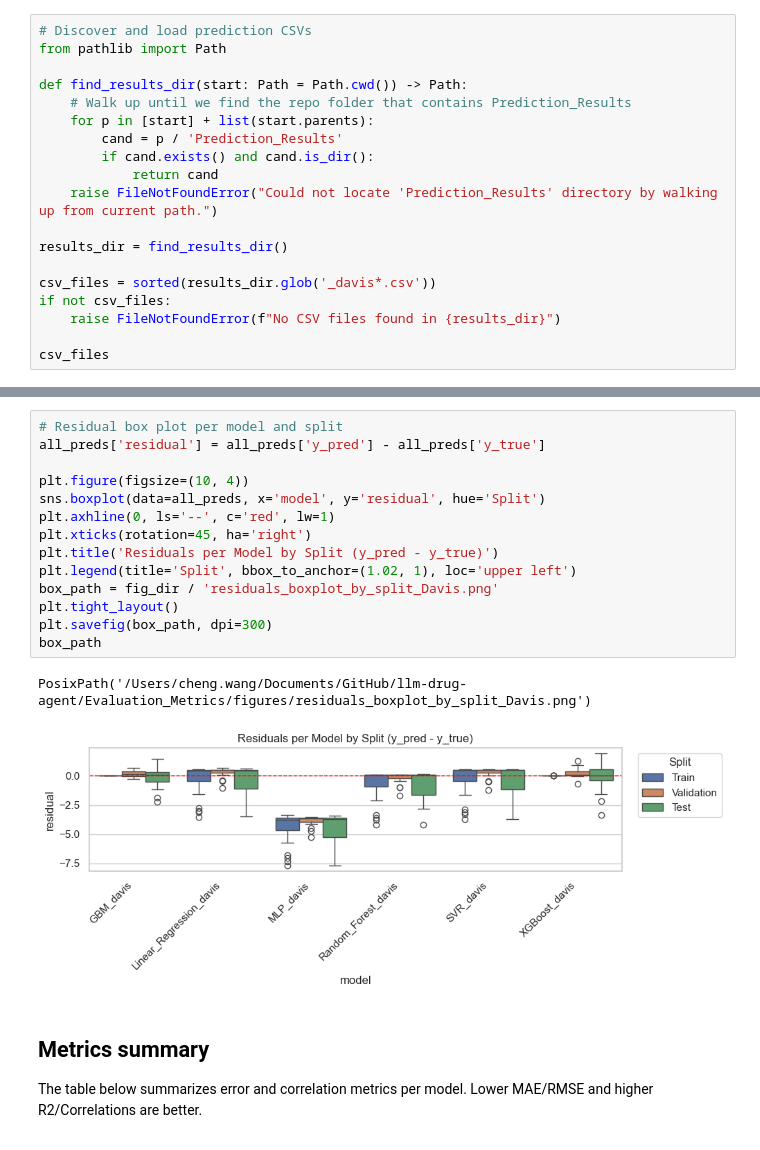
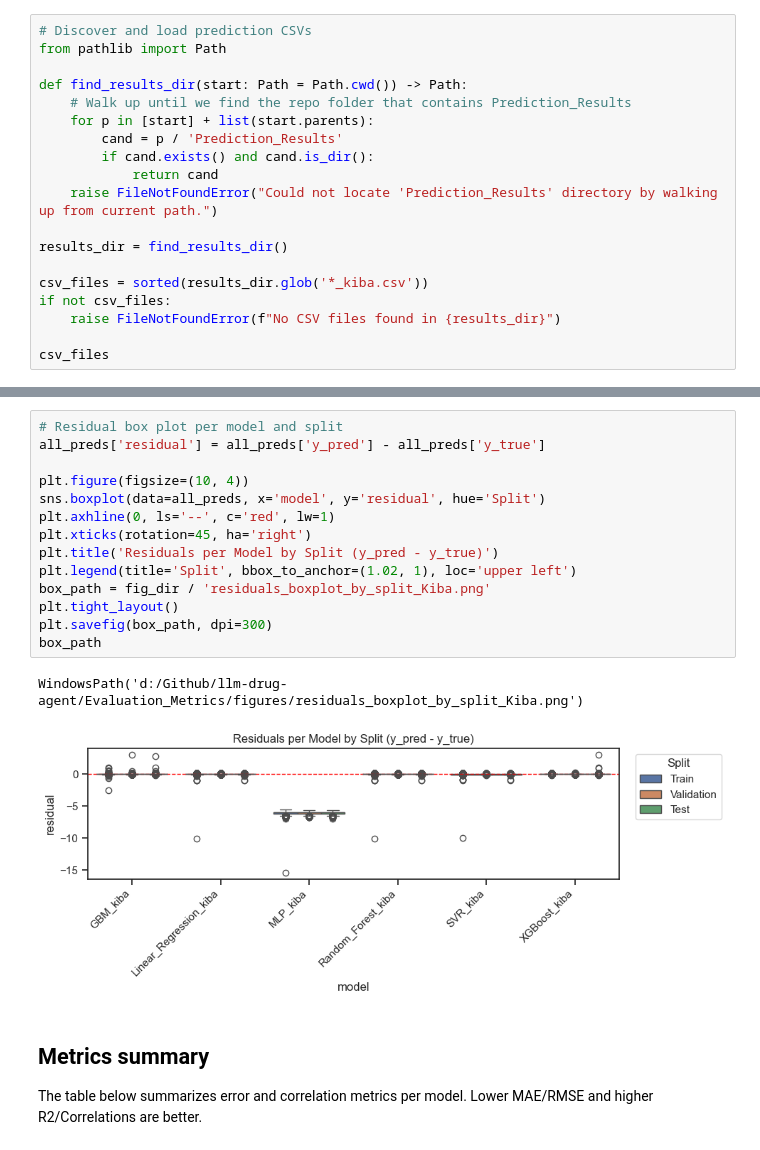
Before and after one commit to mmetalab/llm-drug-agent, a Jupyter notebook: Evaluation_Metrics/figures/Model_Evaluation_Kiba.ipynb, the cells around one changed output, grey strips where cells are left out. Drawn from its saved outputs; the diff is of its cells as text.

```diff
--- a/Evaluation_Metrics/figures/Model_Evaluation_Kiba.ipynb
+++ b/Evaluation_Metrics/figures/Model_Evaluation_Kiba.ipynb
@@ -23,7 +21,7 @@ def find_results_dir(start: Path = Path.cwd()) -> Path:
 
 results_dir = find_results_dir()
 
-csv_files = sorted(results_dir.glob('_davis*.csv'))
+csv_files = sorted(results_dir.glob('*_kiba.csv'))
 if not csv_files:
     raise FileNotFoundError(f"No CSV files found in {results_dir}")
 
@@ -189,20 +197,20 @@ PosixPath('/Users/cheng.wang/Documents/GitHub/llm-drug-agent/Evaluation_Metrics/
 # %%
 # Residual box plot per model and split
 all_preds['residual'] = all_preds['y_pred'] - all_preds['y_true']
 
 plt.figure(figsize=(10, 4))
 sns.boxplot(data=all_preds, x='model', y='residual', hue='Split')
 plt.axhline(0, ls='--', c='red', lw=1)
 plt.xticks(rotation=45, ha='right')
 plt.title('Residuals per Model by Split (y_pred - y_true)')
 plt.legend(title='Split', bbox_to_anchor=(1.02, 1), loc='upper left')
-box_path = fig_dir / 'residuals_boxplot_by_split_Davis.png'
+box_path = fig_dir / 'residuals_boxplot_by_split_Kiba.png'
 plt.tight_layout()
 plt.savefig(box_path, dpi=300)
 box_path
 # %% [output]
-PosixPath('/Users/cheng.wang/Documents/GitHub/llm-drug-agent/Evaluation_Metrics/figures/residuals_boxplot_by_split_Davis.png')
+WindowsPath('d:/Github/llm-drug-agent/Evaluation_Metrics/figures/residuals_boxplot_by_split_Kiba.png')
-[figure, old version]
+[figure, new version]
 # %% [markdown]
 ## Metrics summary
 The table below summarizes error and correlation metrics per model. Lower MAE/RMSE and higher R2/Correlations are better.
```
Also changed, not shown: parts of 7 cells of this notebook, 1 other file.
